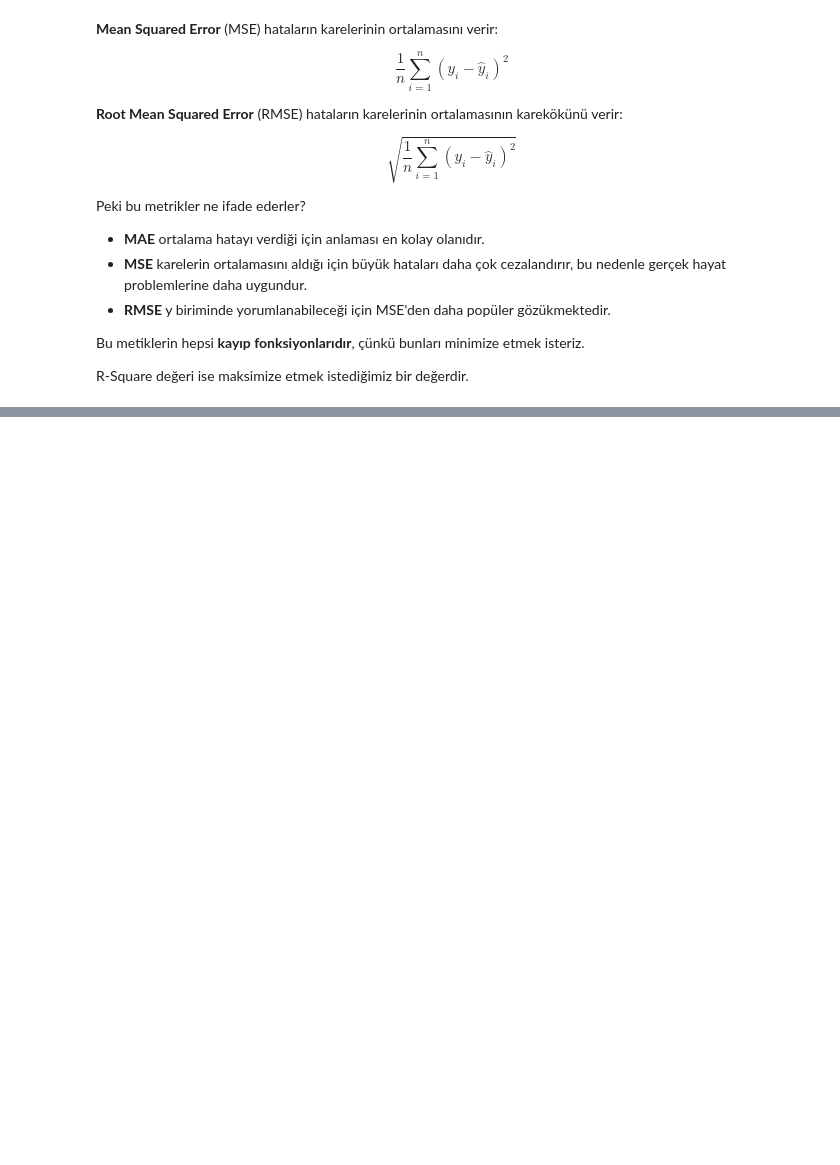
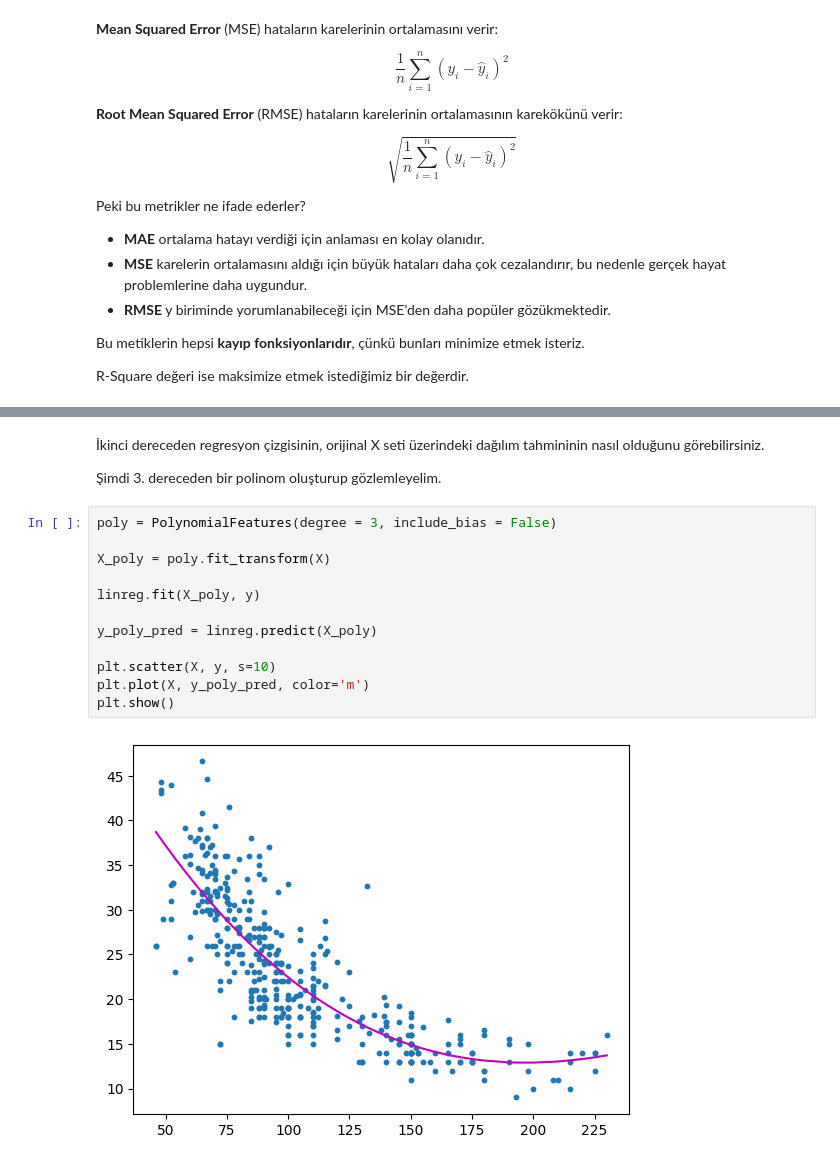
Before and after one commit to mybozkir/Machine_Learning_Practices, a Jupyter notebook: 1-Regression_Practices_TUR.ipynb, the cells around one changed output, grey strips where cells are left out. Drawn from its saved outputs; the diff is of its cells as text; blank space fills up the shorter version.

```diff
--- a/1-Regression_Practices_TUR.ipynb
+++ b/1-Regression_Practices_TUR.ipynb
@@ -379,0 +653,18 @@ R-Square değeri ise maksimize etmek istediğimiz bir değerdir.
+# %% [markdown]
+İkinci dereceden regresyon çizgisinin, orijinal X seti üzerindeki dağılım tahmininin nasıl olduğunu görebilirsiniz.
+
+Şimdi 3. dereceden bir polinom oluşturup gözlemleyelim.
+# %%
+poly = PolynomialFeatures(degree = 3, include_bias = False)
+
+X_poly = poly.fit_transform(X)
+
+linreg.fit(X_poly, y)
+
+y_poly_pred = linreg.predict(X_poly)
+
+plt.scatter(X, y, s=10)
+plt.plot(X, y_poly_pred, color='m')
+plt.show()
+# %% [output]
+[figure, added]
```
Also changed, not shown: parts of 36 cells of this notebook.
